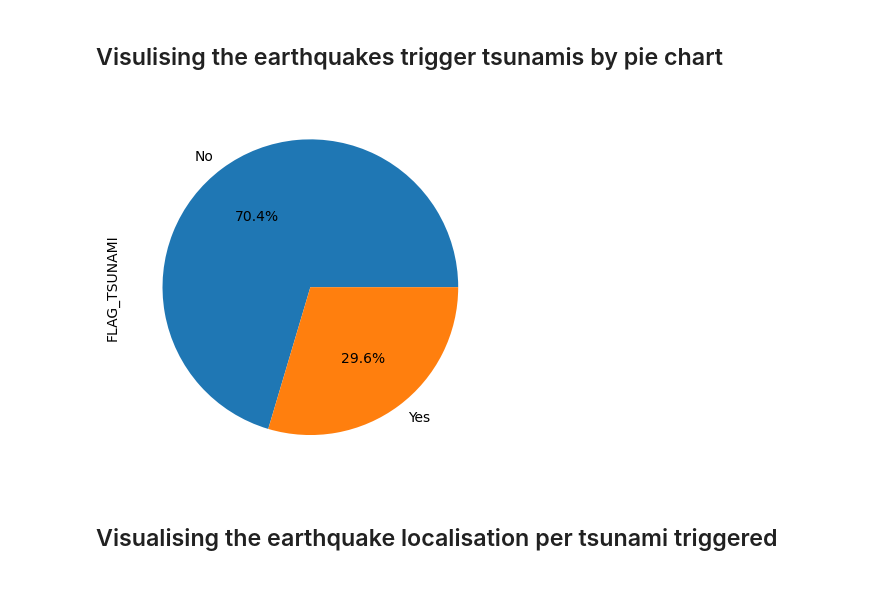
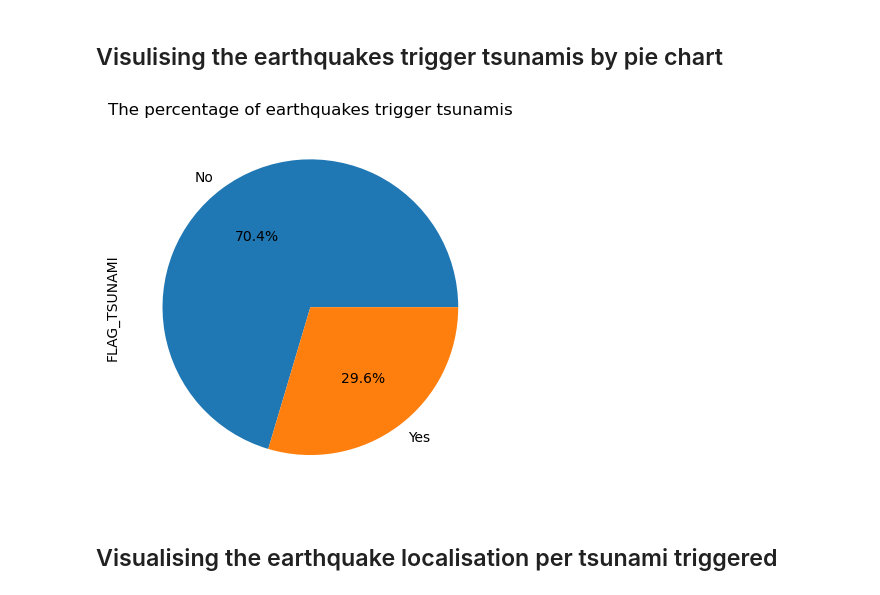
Before and after one commit to Shivabajelan/Global-Significant-Earthquake-Analysis, a Jupyter notebook: Worldwide_Earthquake.ipynb, the cells around one changed output. Saved outputs shown, nothing was run; the diff lists cells and outputs as text; code cells hidden in the pictures.

Commit message:
Updated tsunami pie chart and earthquake notebook

```diff
--- a/Worldwide_Earthquake.ipynb
+++ b/Worldwide_Earthquake.ipynb
@@ -458,12 +458,13 @@ my_map
 # %%
 # Generate a pie plot showing the percentage of earthquakes trigger tsunamis as well
 tsunami_df = worldwide_earthquake_df["FLAG_TSUNAMI"].value_counts()
 tsunami_df.plot(kind="pie", autopct="%1.1f%%")
 plt.ylabel("FLAG_TSUNAMI")
+plt.title("The percentage of earthquakes trigger tsunamis")
 plt.savefig('Resources/tsunami_pie_chart')
 plt.show()
 # %% [output]
-[figure, old version]
+[figure, new version]
 # %% [markdown]
 ## Visualising the earthquake localisation per tsunami triggered
 # %%
```
Also changed, not shown: 1 other file.
